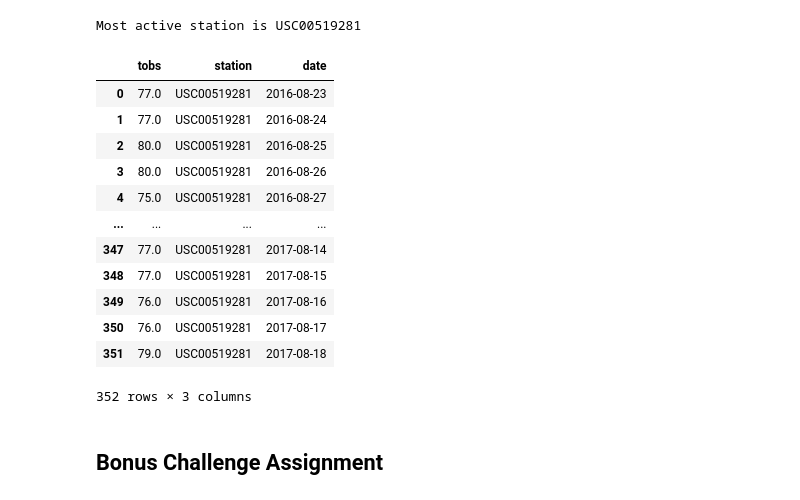
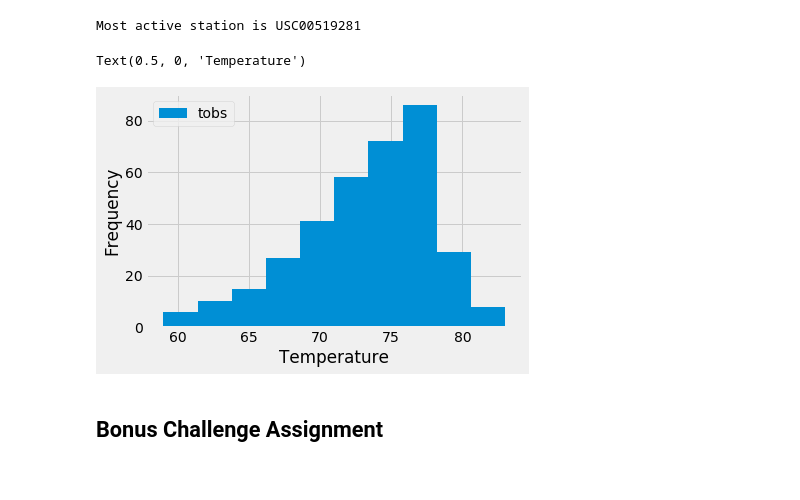
Before and after one commit to gpolavaram0/sqlalchemy-challenge, a Jupyter notebook: sqlalchemy-challenge-checkpoint.ipynb, the cells around one changed output. Drawn from its saved outputs; the diff is of its cells as text; code cells hidden in the pictures.

```diff
--- a/sqlalchemy-challenge-checkpoint.ipynb
+++ b/sqlalchemy-challenge-checkpoint.ipynb
@@ -261,24 +244,18 @@ Most active station is USC00519281
 # %%
 # Query the last 12 months of temperature observation data for this station and plot the results as a histogram
 
 #2017-08-23 is last date recorded so all dates after 2016-08-23 will be included
 result = session.query(measurement.tobs,measurement.station,measurement.date).filter(measurement.station == "USC00519281" , measurement.date >= "2016-08-23")
 result = pd.DataFrame(result)
 result
+
+df = pd.DataFrame(result)
+
+df.plot(kind = 'hist')
+plt.xlabel("Temperature")
 # %% [output]
-|  | tobs | station | date |
-| 0 | 77.0 | USC00519281 | 2016-08-23 |
-| 1 | 77.0 | USC00519281 | 2016-08-24 |
-| 2 | 80.0 | USC00519281 | 2016-08-25 |
-| 3 | 80.0 | USC00519281 | 2016-08-26 |
-| 4 | 75.0 | USC00519281 | 2016-08-27 |
-| ... | ... | ... | ... |
-| 347 | 77.0 | USC00519281 | 2017-08-14 |
-| 348 | 77.0 | USC00519281 | 2017-08-15 |
-| 349 | 76.0 | USC00519281 | 2017-08-16 |
-| 350 | 76.0 | USC00519281 | 2017-08-17 |
-| 351 | 79.0 | USC00519281 | 2017-08-18 |
-352 rows × 3 columns
+Text(0.5, 0, 'Temperature')
+[figure, added]
 # %% [markdown]
 ## Bonus Challenge Assignment
 # %%
```
Also changed, not shown: parts of 3 cells of this notebook.
